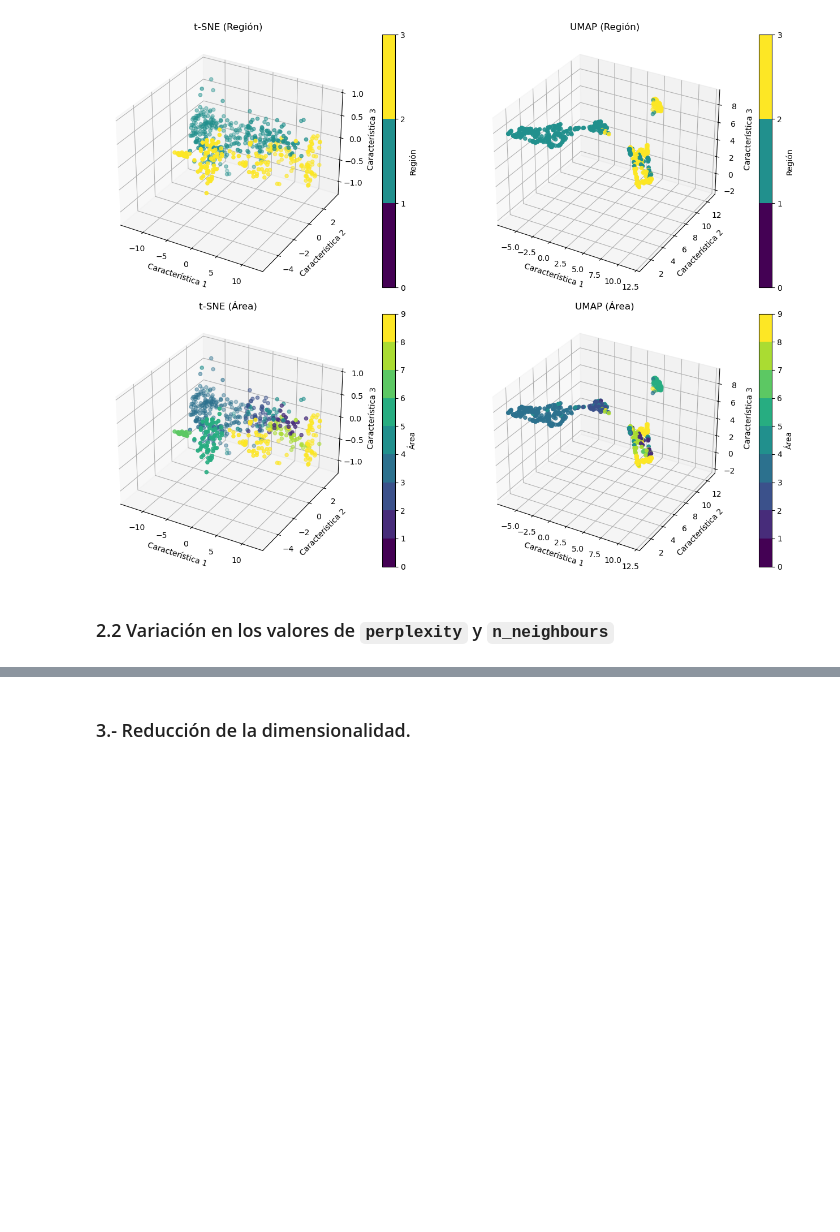
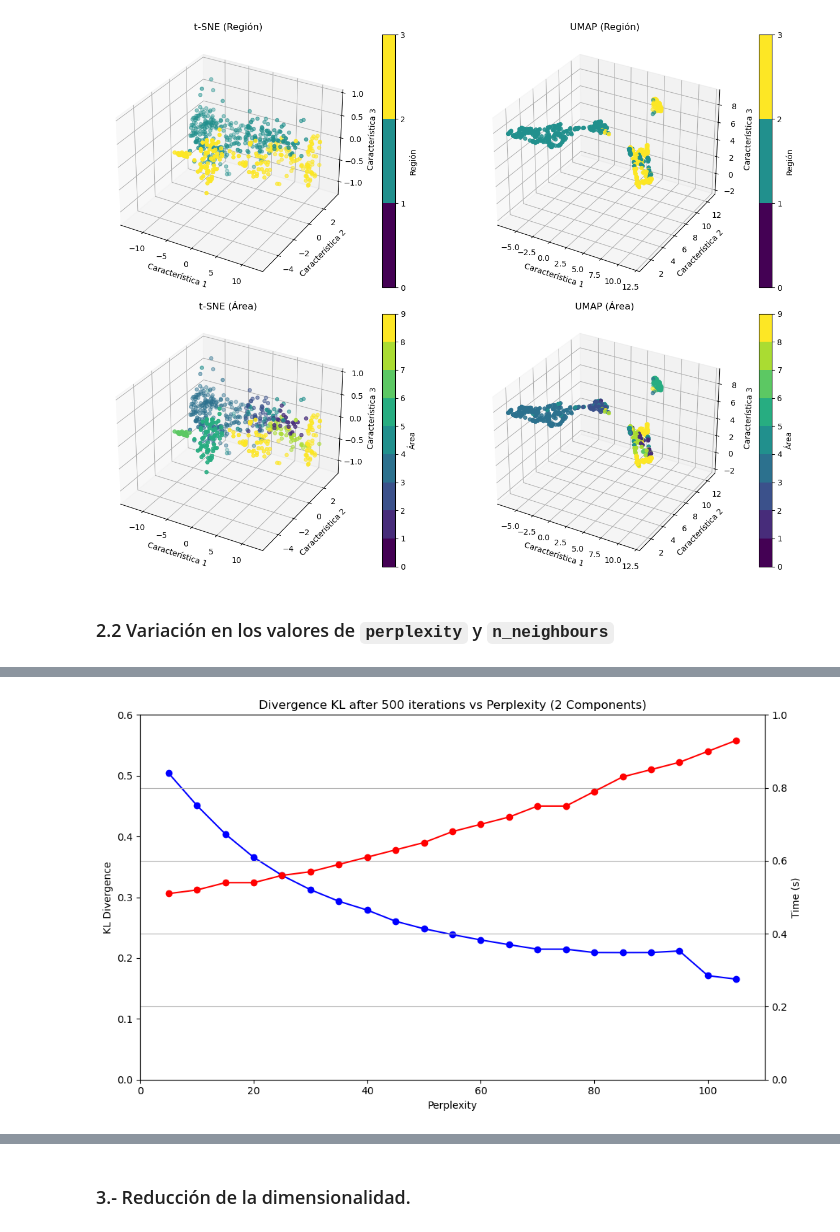
Before and after one commit to jemarle/AMII, a Jupyter notebook: Proyecto_aceite_oliva/Ejercicio_alumno_Carlos.ipynb, the cells around one changed output, grey strips where cells are left out. Drawn from its saved outputs; the diff is of its cells as text; code cells hidden in the pictures; blank space fills up the shorter version.

```diff
--- a/Proyecto_aceite_oliva/Ejercicio_alumno_Carlos.ipynb
+++ b/Proyecto_aceite_oliva/Ejercicio_alumno_Carlos.ipynb
@@ -480,0 +466,14 @@ for p in lista_perplexity:
+# %%
+
+kl_div_2d = {
+    'Perplexity': [5, 10, 15, 20, 25, 30, 35, 40, 45, 50, 55, 60, 65, 70, 75, 80, 85, 90, 95, 100, 105],
+    'KL_Divergence': [0.5041, 0.4508, 0.4040, 0.3656, 0.3359, 0.3124, 0.2934, 0.2789, 0.2605, 0.2482,
+    0.2386, 0.2298, 0.2220, 0.2146, 0.2146, 0.2091, 0.2090, 0.2091, 0.2117, 0.1711, 0.1653],
+    'Time': [0.51, 0.52, 0.54, 0.54, 0.56, 0.57, 0.59, 0.61, 0.63, 0.65, 0.68, 0.70, 0.72, 0.75, 0.75, 0.79, 0.83, 0.85, 0.87, 0.90, 0.93]
+}
+
+# Crear el DataFrame
+df_2dkl = pd.DataFrame(kl_div_2d)
+
+# Mostrar el DataFrame
+print(df_2dkl)
@@ -480,0 +498,22 @@ for p in lista_perplexity:
+# %%
+fig, ax1 = plt.subplots(figsize=(10, 6))
+
+# Plot KL Divergence
+ax1.plot(df_2dkl["Perplexity"], df_2dkl["KL_Divergence"], marker='o', color='blue', linestyle='-')
+ax1.set_xlabel('Perplexity')
+ax1.set_ylabel('KL Divergence')
+ax1.set_ylim(0, 0.6)
+
+# Create a second y-axis
+ax2 = ax1.twinx()
+ax2.plot(df_2dkl["Perplexity"], df_2dkl["Time"], marker='o', color='red', linestyle='-')
+ax2.set_ylabel('Time (s)')
+ax2.set_ylim(0, 1.0)
+
+# Add labels and title
+plt.title('Divergence KL after 500 iterations vs Perplexity (2 Components)')
+plt.grid(True)
+plt.tight_layout()
+plt.show()
+# %% [output]
+[figure, added]
```
Also changed, not shown: parts of 29 cells of this notebook.
